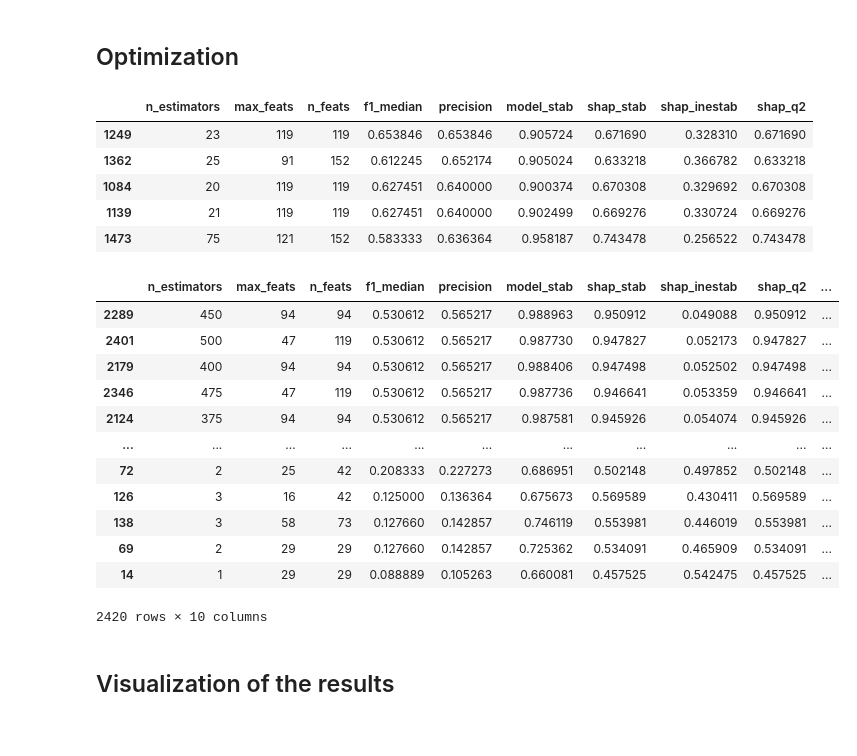
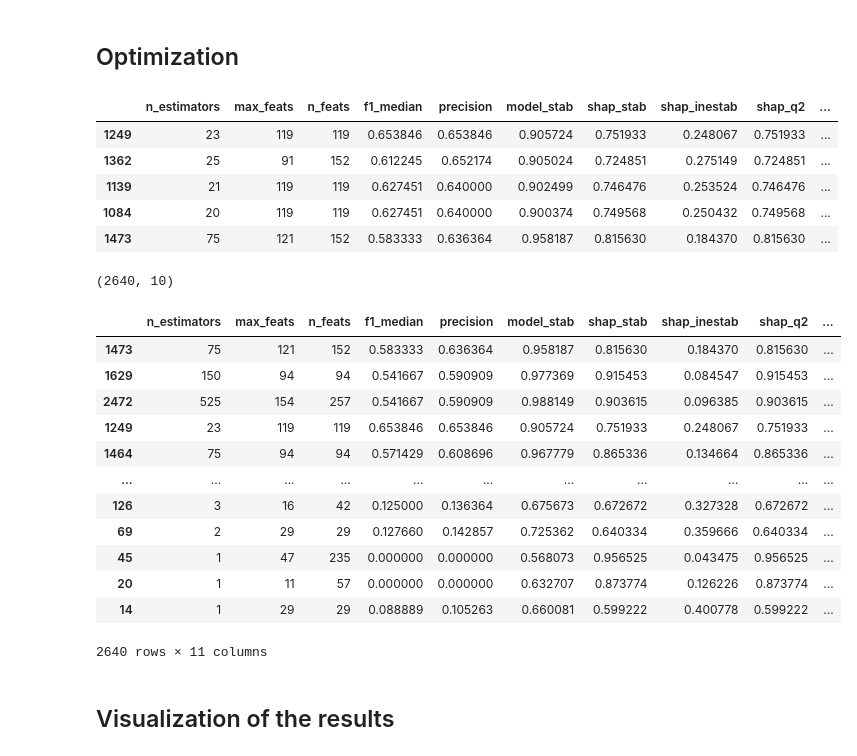
Before and after one commit to edo1691/ad_shap_stability, a Jupyter notebook: notebooks/01_03_01_results.ipynb, the cells around one changed output. Saved outputs shown, nothing was run; the diff lists cells and outputs as text; code cells hidden in the pictures.

```diff
--- a/notebooks/01_03_01_results.ipynb
+++ b/notebooks/01_03_01_results.ipynb
@@ -93,51 +93,55 @@ df['shap_q1'] = df['shap_stab'].apply(lambda x: np.percentile(x, 75))
 df['shap_q2'] = df['shap_stab'].apply(lambda x: np.percentile(x, 50))
 df['shap_q3'] = df['shap_stab'].apply(lambda x: np.percentile(x, 25))
 
-df['shap_ad_q1'] = df['shap_stab_ad'].apply(lambda x: np.percentile(x, 75))
 df['shap_ad_q2'] = df['shap_stab_ad'].apply(lambda x: np.percentile(x, 50))
-df['shap_ad_q3'] = df['shap_stab_ad'].apply(lambda x: np.percentile(x, 25))
+
+df['shap_mean'] = df['shap_stab'].apply(lambda x: np.mean(x))
 
 
 df['shap_stab'] = df['shap_q2']
 df['shap_inestab'] = 1- df['shap_stab']
 
 
-var = ['n_estimators', 'max_feats', 'n_feats', 'f1_median', 'precision', 'model_stab', 'shap_stab', 'shap_inestab', 'shap_q2']
+var = ['n_estimators', 'max_feats', 'n_feats', 'f1_median', 'precision', 'model_stab', 'shap_stab', 'shap_inestab', 'shap_q2', 'shap_mean']
 df = df[var]
 # %%
-df = df[df.n_estimators<=500]
+#df = df[df.n_estimators<=500]
 # %% [markdown]
 ## Optimization
 # %%
 df.sort_values('precision', ascending=False).head(5)
 # %% [output]
-|  | n_estimators | max_feats | n_feats | f1_median | precision | model_stab | shap_stab | shap_inestab | shap_q2 |
-| 1249 | 23 | 119 | 119 | 0.653846 | 0.653846 | 0.905724 | 0.671690 | 0.328310 | 0.671690 |
-| 1362 | 25 | 91 | 152 | 0.612245 | 0.652174 | 0.905024 | 0.633218 | 0.366782 | 0.633218 |
-| 1084 | 20 | 119 | 119 | 0.627451 | 0.640000 | 0.900374 | 0.670308 | 0.329692 | 0.670308 |
-| 1139 | 21 | 119 | 119 | 0.627451 | 0.640000 | 0.902499 | 0.669276 | 0.330724 | 0.669276 |
-| 1473 | 75 | 121 | 152 | 0.583333 | 0.636364 | 0.958187 | 0.743478 | 0.256522 | 0.743478 |
+|  | n_estimators | max_feats | n_feats | f1_median | precision | model_stab | shap_stab | shap_inestab | shap_q2 | ... |
+| 1249 | 23 | 119 | 119 | 0.653846 | 0.653846 | 0.905724 | 0.751933 | 0.248067 | 0.751933 | ... |
+| 1362 | 25 | 91 | 152 | 0.612245 | 0.652174 | 0.905024 | 0.724851 | 0.275149 | 0.724851 | ... |
+| 1139 | 21 | 119 | 119 | 0.627451 | 0.640000 | 0.902499 | 0.746476 | 0.253524 | 0.746476 | ... |
+| 1084 | 20 | 119 | 119 | 0.627451 | 0.640000 | 0.900374 | 0.749568 | 0.250432 | 0.749568 | ... |
+| 1473 | 75 | 121 | 152 | 0.583333 | 0.636364 | 0.958187 | 0.815630 | 0.184370 | 0.815630 | ... |
+# %%
+df.shape
+# %% [output]
+(2640, 10)
 # %%
-sorted_df = opt_value(df, lambda_=0.5)
+sorted_df = opt_value(df, lambda_=0.7, var2='shap_mean')
 
 opt_x = int(sorted_df.iloc[0:1,:].n_estimators)
 opt_y = int(sorted_df.iloc[0:1,:].n_feats)
 
 sorted_df
 # %% [output]
 |  | n_estimators | max_feats | n_feats | f1_median | precision | model_stab | shap_stab | shap_inestab | shap_q2 | ... |
-| 2289 | 450 | 94 | 94 | 0.530612 | 0.565217 | 0.988963 | 0.950912 | 0.049088 | 0.950912 | ... |
-| 2401 | 500 | 47 | 119 | 0.530612 | 0.565217 | 0.987730 | 0.947827 | 0.052173 | 0.947827 | ... |
-| 2179 | 400 | 94 | 94 | 0.530612 | 0.565217 | 0.988406 | 0.947498 | 0.052502 | 0.947498 | ... |
-| 2346 | 475 | 47 | 119 | 0.530612 | 0.565217 | 0.987736 | 0.946641 | 0.053359 | 0.946641 | ... |
-| 2124 | 375 | 94 | 94 | 0.530612 | 0.565217 | 0.987581 | 0.945926 | 0.054074 | 0.945926 | ... |
+| 1473 | 75 | 121 | 152 | 0.583333 | 0.636364 | 0.958187 | 0.815630 | 0.184370 | 0.815630 | ... |
+| 1629 | 150 | 94 | 94 | 0.541667 | 0.590909 | 0.977369 | 0.915453 | 0.084547 | 0.915453 | ... |
+| 2472 | 525 | 154 | 257 | 0.541667 | 0.590909 | 0.988149 | 0.903615 | 0.096385 | 0.903615 | ... |
+| 1249 | 23 | 119 | 119 | 0.653846 | 0.653846 | 0.905724 | 0.751933 | 0.248067 | 0.751933 | ... |
+| 1464 | 75 | 94 | 94 | 0.571429 | 0.608696 | 0.967779 | 0.865336 | 0.134664 | 0.865336 | ... |
 | ... | ... | ... | ... | ... | ... | ... | ... | ... | ... | ... |
-| 72 | 2 | 25 | 42 | 0.208333 | 0.227273 | 0.686951 | 0.502148 | 0.497852 | 0.502148 | ... |
-| 126 | 3 | 16 | 42 | 0.125000 | 0.136364 | 0.675673 | 0.569589 | 0.430411 | 0.569589 | ... |
-| 138 | 3 | 58 | 73 | 0.127660 | 0.142857 | 0.746119 | 0.553981 | 0.446019 | 0.553981 | ... |
-| 69 | 2 | 29 | 29 | 0.127660 | 0.142857 | 0.725362 | 0.534091 | 0.465909 | 0.534091 | ... |
-| 14 | 1 | 29 | 29 | 0.088889 | 0.105263 | 0.660081 | 0.457525 | 0.542475 | 0.457525 | ... |
+| 126 | 3 | 16 | 42 | 0.125000 | 0.136364 | 0.675673 | 0.672672 | 0.327328 | 0.672672 | ... |
+| 69 | 2 | 29 | 29 | 0.127660 | 0.142857 | 0.725362 | 0.640334 | 0.359666 | 0.640334 | ... |
+| 45 | 1 | 47 | 235 | 0.000000 | 0.000000 | 0.568073 | 0.956525 | 0.043475 | 0.956525 | ... |
+| 20 | 1 | 11 | 57 | 0.000000 | 0.000000 | 0.632707 | 0.873774 | 0.126226 | 0.873774 | ... |
+| 14 | 1 | 29 | 29 | 0.088889 | 0.105263 | 0.660081 | 0.599222 | 0.400778 | 0.599222 | ... |
-2420 rows × 10 columns
+2640 rows × 11 columns
 # %% [markdown]
 ## Visualization of the results
 # %%
```
Also changed, not shown: parts of 6 cells of this notebook, 6 other files.
